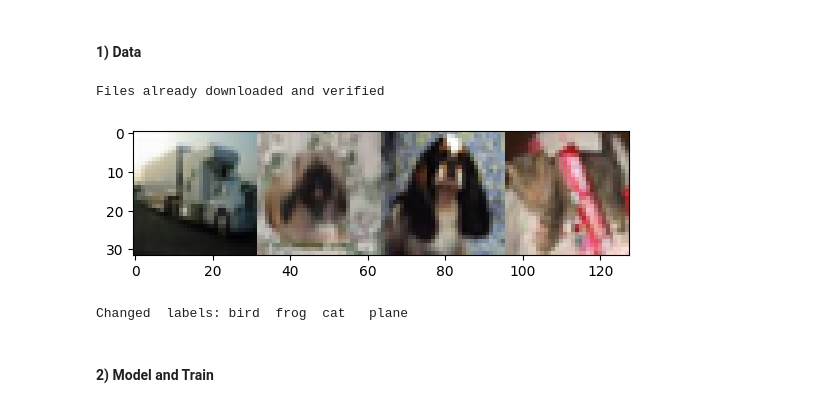
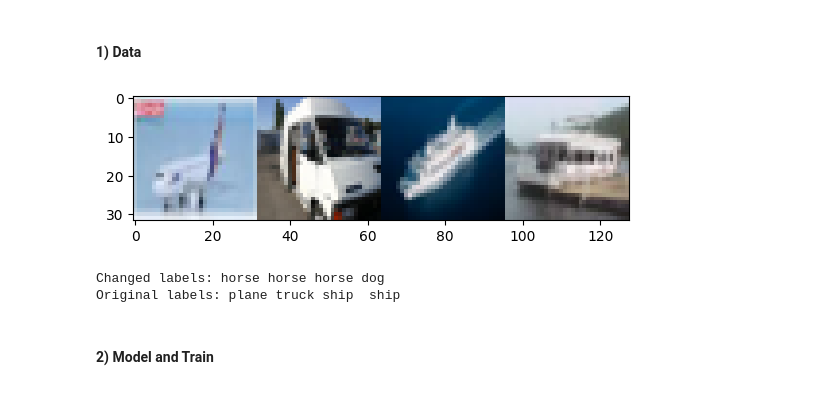
Before and after one commit to suhyeon-gwon/25ai_mini_project, a Jupyter notebook: pipeline.ipynb, the cells around one changed output. Saved outputs shown, nothing was run; the diff lists cells and outputs as text; code cells hidden in the pictures.

```diff
--- a/pipeline.ipynb
+++ b/pipeline.ipynb
@@ -494,49 +487,45 @@ test_acc_var1, test_loss_var1, test_f1_var1 = eval(best_model_var1, test_loader=
 #### 1) Data
 # %%
 # 1. prepare new CIFAR10 train data(randomly shuffle labels 20%)
-var2_trainset_baseline = datasets.CIFAR10(root='./data', train=True, download=True, transform=transform_baseline)
+trainset_baseline_var2 = copy.deepcopy(trainset_baseline)
 
 num_classes = 10
 change_ratio = 0.2
 
-train_indices = list(range(len(var2_trainset_baseline)))
-original_labels = [var2_trainset_baseline.targets[i] for i in train_indices]
+subset_indices = trainset_baseline_var2.indices  # Subset 내에서 사용된 실제 인덱스
+original_labels = [trainset_baseline_var2.dataset.targets[i] for i in subset_indices]
 
-# 섞을 인덱스 추출
-num_to_change = int(change_ratio * len(train_indices))
-change_indices = random.sample(train_indices, num_to_change)
+num_to_change = int(change_ratio * len(subset_indices))
+change_indices = random.sample(subset_indices, num_to_change)
 
 # 라벨 변경
 for idx in change_indices:
-    current_label = var2_trainset_baseline.targets[idx]
-    new_label = random.choice([i for i in range(num_classes) if i != current_label])  # 다른 라벨 선택
-    var2_trainset_baseline.targets[idx] = new_label
-
-# split
-train_size = int(0.9 * len(var2_trainset_baseline))
-val_size = len(var2_trainset_baseline) - train_size
-trainset_baseline_var2, valset_baseline_var2 = random_split(var2_trainset_baseline, [train_size, val_size], generator=g)
+    current_label = trainset_baseline_var2.dataset.targets[idx]
+    new_label = random.choice([i for i in range(num_classes) if i != current_label])
+    trainset_baseline_var2.dataset.targets[idx] = new_label
 
 # loader
 train_loader_var2 = torch.utils.data.DataLoader(trainset_baseline_var2, batch_size=BATCH_SIZE, shuffle=True, num_workers=0)
-val_loader_var2 = torch.utils.data.DataLoader(valset_baseline_var2, batch_size=BATCH_SIZE, shuffle=False, num_workers=0)
-# %% [output]
-Files already downloaded and verified
 # %%
-# 예시로 바뀐 인덱스 4개만 시각화
+# 바뀐 인덱스 중 4개 예시
 example_indices = change_indices[:4]
-images = [var2_trainset_baseline[i][0] for i in example_indices]
-labels = [var2_trainset_baseline[i][1] for i in example_indices]
+
+# 이미지와 라벨 추출 (transform 적용된 데이터셋 기준)
+images = [trainset_baseline_var2.dataset[i][0] for i in example_indices]
+labels = [trainset_baseline_var2.dataset.targets[i] for i in example_indices]
+labels2 = [trainset_baseline.dataset.targets[i] for i in example_indices] # original
 
 # Tensor로 묶기
 images_tensor = torch.stack(images)
 
-# 시각화
+# 시각화 실행
 imshow(utils.make_grid(images_tensor, padding=0))
-print('Changed  labels:', ' '.join(f'{classes[new]:5s}' for new in labels)) # 누가 봐도 틀리게 잘 바뀜
+print('Changed labels:', ' '.join(f'{classes[new]:5s}' for new in labels))
+print('Original labels:', ' '.join(f'{classes[new]:5s}' for new in labels2))
 # %% [output]
-[figure, old version]
+[figure, new version]
-Changed  labels: bird  frog  cat   plane
+Changed labels: horse horse horse dog
+Original labels: plane truck ship  ship
 # %% [markdown]
 #### 2) Model and Train
 # %%
```
Also changed, not shown: parts of 49 cells of this notebook.
